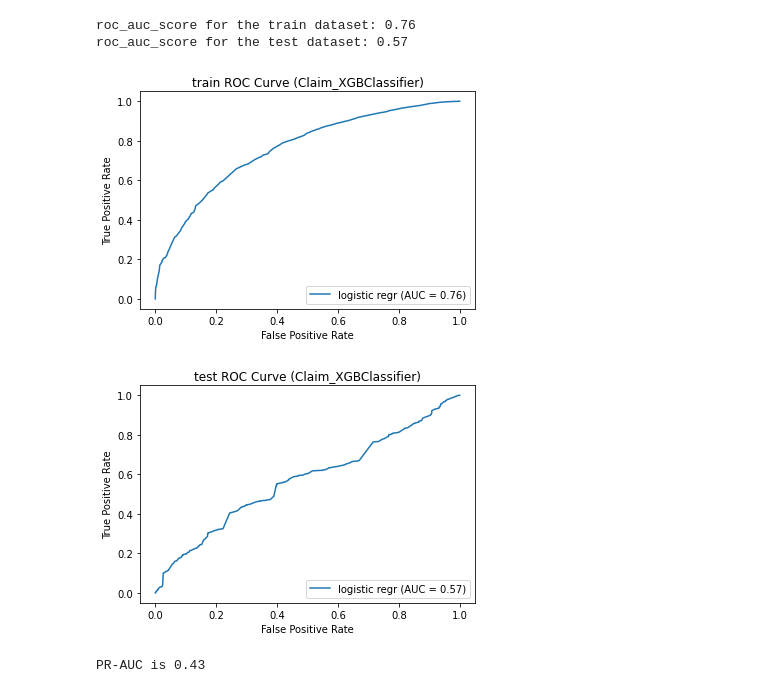
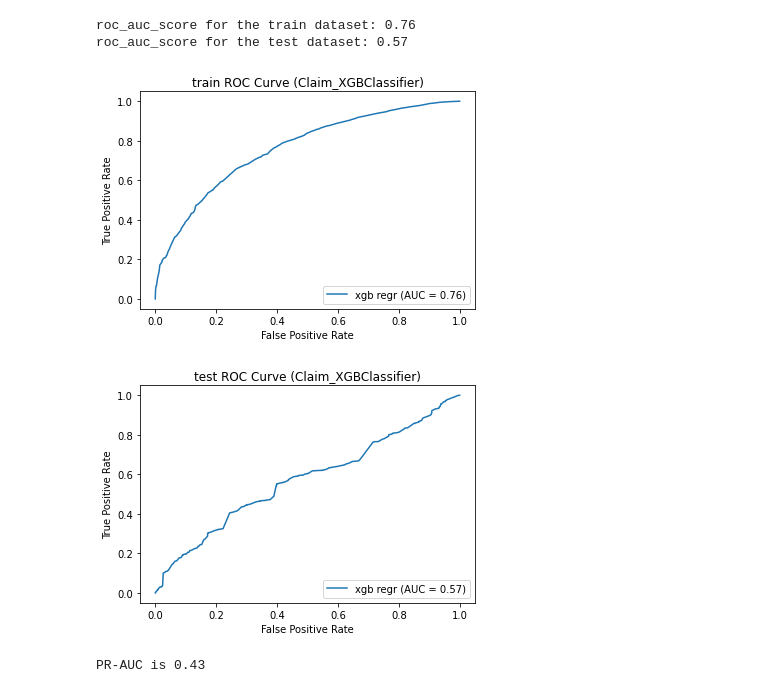
Before and after one commit to yang5hi/healthcare_provider_fraud_detection, a Jupyter notebook: 2c_Claim_Level_Basemodel.ipynb, the cells around one changed output. Cells and saved outputs as stored; diff of their text form; code cells hidden in the pictures.

```diff
--- a/2c_Claim_Level_Basemodel.ipynb
+++ b/2c_Claim_Level_Basemodel.ipynb
@@ -506,29 +605,29 @@ roc_auc_score for the test dataset: 0.57
 # %%
 from sklearn.metrics import roc_curve,auc,RocCurveDisplay
 y_train_proba=xgb_model.predict_proba(X_train)
 fpr, tpr, thresholds = roc_curve(y_train, y_train_proba[:,1])
 roc_auc = auc(fpr, tpr)
 display = RocCurveDisplay(fpr=fpr, tpr=tpr, roc_auc=roc_auc,
-                                  estimator_name='logistic regr')
+                                  estimator_name='xgb regr')
 display.plot()
 
 plt.title('train ROC Curve (Claim_XGBClassifier)')
 plt.show()
 # %% [output]
-[figure, old version]
+[figure, new version]
 # %%
 from sklearn.metrics import roc_curve,auc,RocCurveDisplay
 y_test_proba=xgb_model.predict_proba(X_test)
 fpr, tpr, thresholds = roc_curve(y_test, y_test_proba[:,1])
 roc_auc = auc(fpr, tpr)
 display = RocCurveDisplay(fpr=fpr, tpr=tpr, roc_auc=roc_auc,
-                                  estimator_name='logistic regr')
+                                  estimator_name='xgb regr')
 display.plot()
 
 plt.title('test ROC Curve (Claim_XGBClassifier)')
 plt.show()
 # %% [output]
-[figure, old version]
+[figure, new version]
 # %%
 y_score = y_test_proba[:, 1]
 
```
Also changed, not shown: parts of 5 cells of this notebook.
